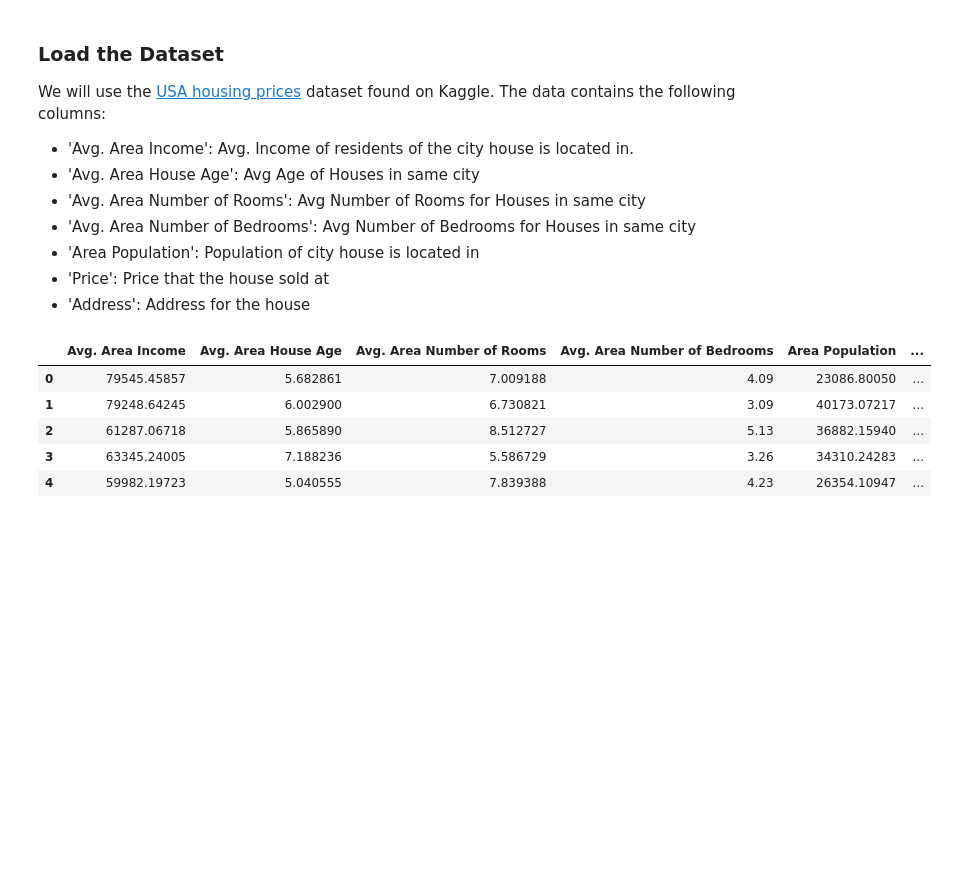
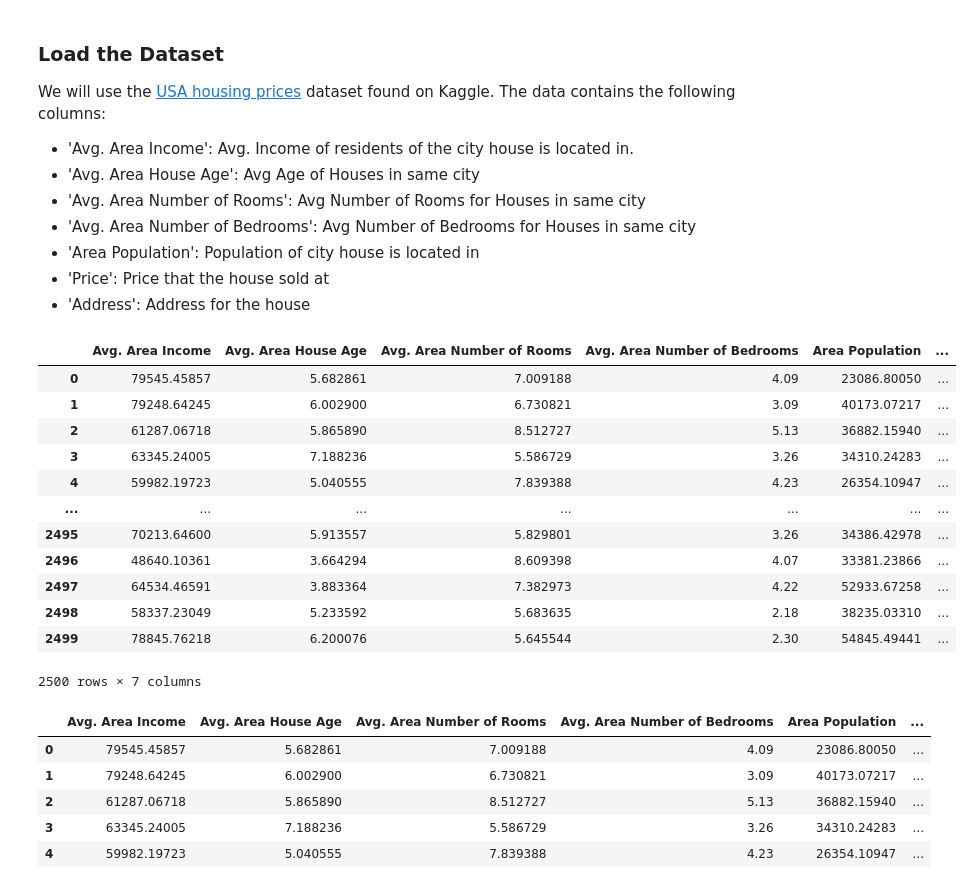
Before and after one commit to BISV-Graph-AI/club, a Jupyter notebook: Notebooks/BISV_Graph_AI_Club_Housing_Prices.ipynb, the cells around one changed output. Drawn from its saved outputs; the diff is of its cells as text; code cells hidden in the pictures; blank space fills up the shorter version.

```diff
--- a/Notebooks/BISV_Graph_AI_Club_Housing_Prices.ipynb
+++ b/Notebooks/BISV_Graph_AI_Club_Housing_Prices.ipynb
@@ -37,6 +46,21 @@ We will use the [USA housing prices](https://www.kaggle.com/kanths028/usa-housin
 # %%
 # Next, we read the dataset into a Pandas dataframe.
 df_USAhousing = pd.read_csv('https://raw.githubusercontent.com/BISV-Graph-AI/club/main/data/USA_Housing_toy.csv')
+df_USAhousing
+# %% [output]
+|  | Avg. Area Income | Avg. Area House Age | Avg. Area Number of Rooms | Avg. Area Number of Bedrooms | Area Population | ... |
+| 0 | 79545.45857 | 5.682861 | 7.009188 | 4.09 | 23086.80050 | ... |
+| 1 | 79248.64245 | 6.002900 | 6.730821 | 3.09 | 40173.07217 | ... |
+| 2 | 61287.06718 | 5.865890 | 8.512727 | 5.13 | 36882.15940 | ... |
+| 3 | 63345.24005 | 7.188236 | 5.586729 | 3.26 | 34310.24283 | ... |
+| 4 | 59982.19723 | 5.040555 | 7.839388 | 4.23 | 26354.10947 | ... |
+| ... | ... | ... | ... | ... | ... | ... |
+| 2495 | 70213.64600 | 5.913557 | 5.829801 | 3.26 | 34386.42978 | ... |
+| 2496 | 48640.10361 | 3.664294 | 8.609398 | 4.07 | 33381.23866 | ... |
+| 2497 | 64534.46591 | 3.883364 | 7.382973 | 4.22 | 52933.67258 | ... |
+| 2498 | 58337.23049 | 5.233592 | 5.683635 | 2.18 | 38235.03310 | ... |
+| 2499 | 78845.76218 | 6.200076 | 5.645544 | 2.30 | 54845.49441 | ... |
+2500 rows × 7 columns
 # %%
 # Show the first five row.
 df_USAhousing.head()
```
Also changed, not shown: parts of 1 cell of this notebook.
